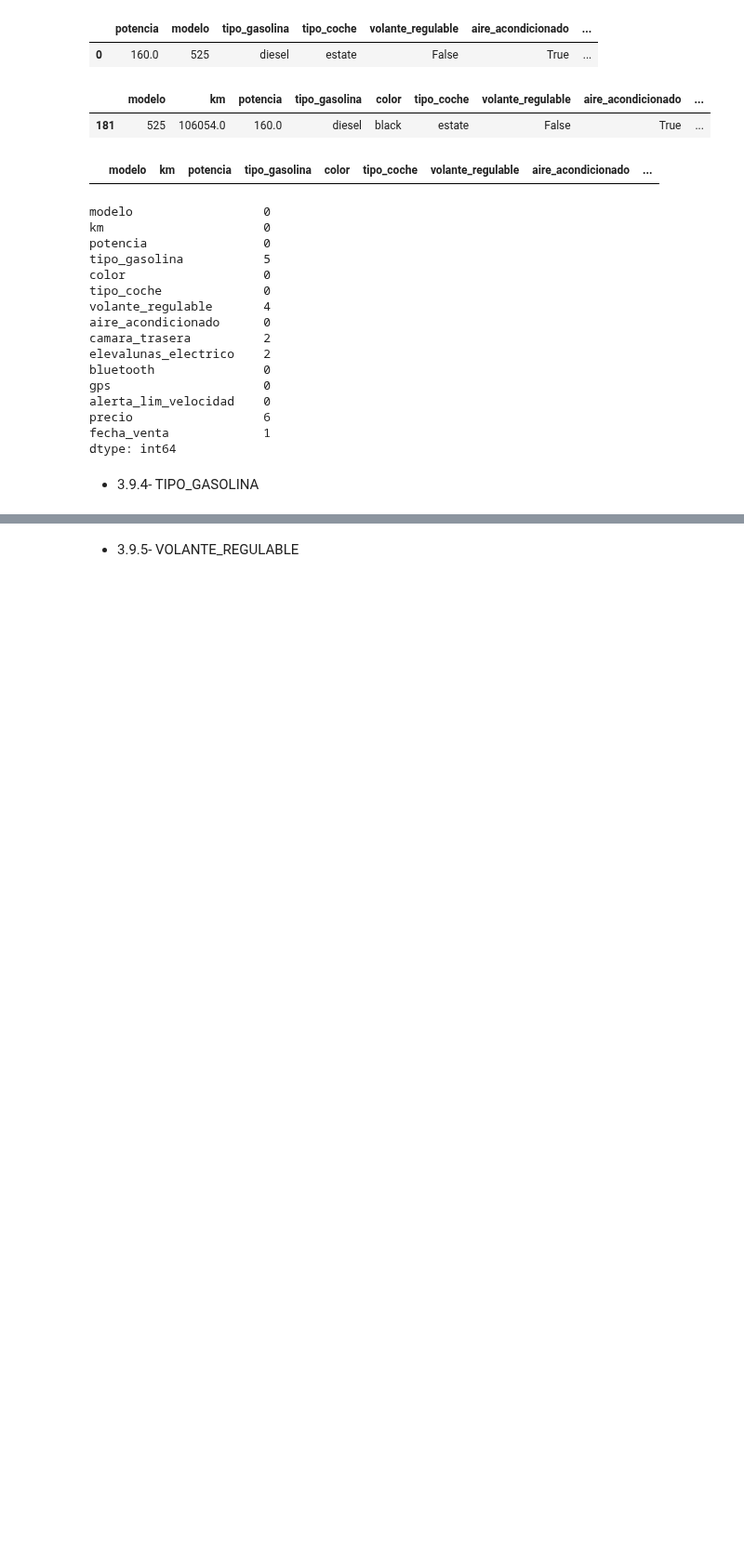
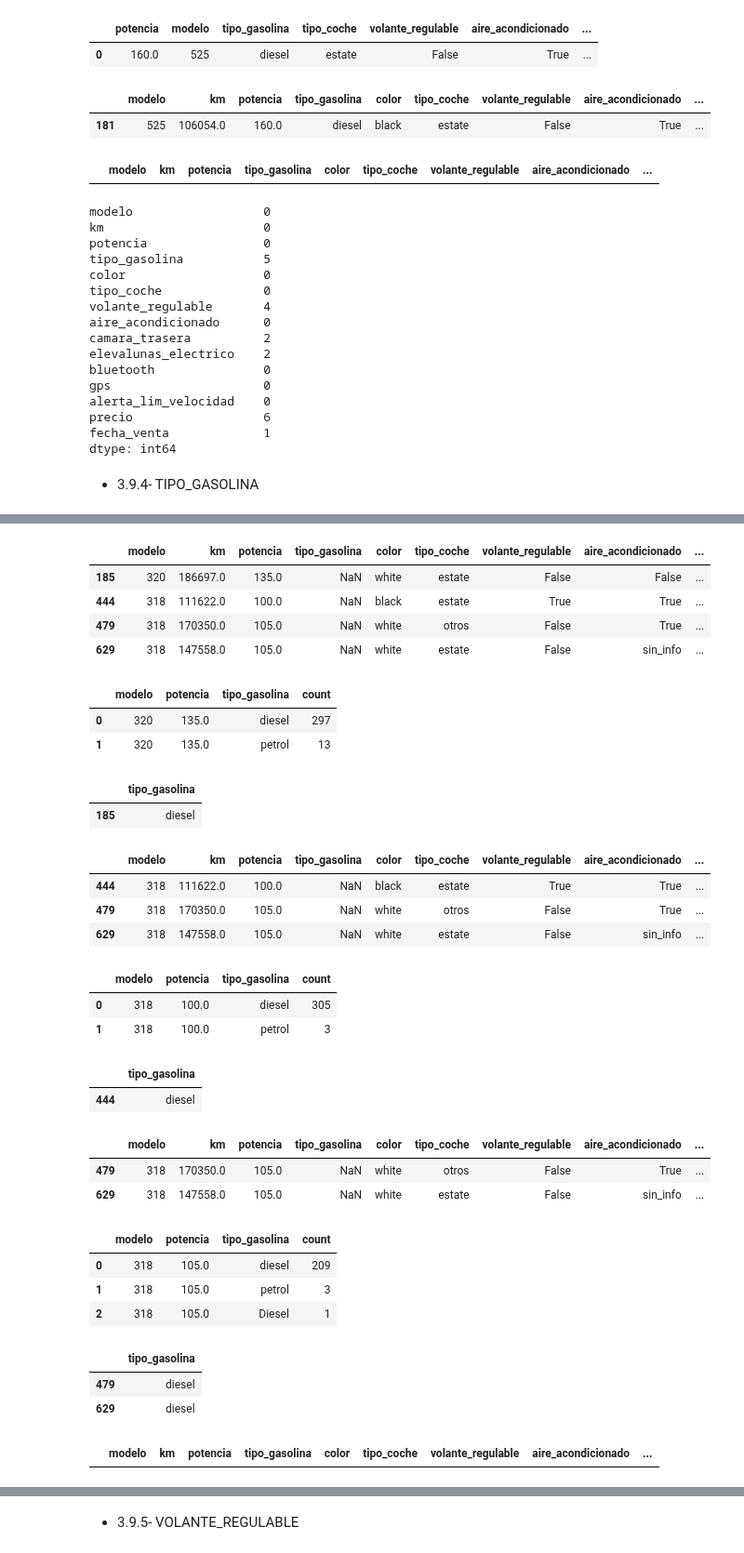
Before and after one commit to tvgtech/BMW_Proj, a Jupyter notebook: Grupo6_EDA_BMW.ipynb, the cells around one changed output, grey strips where cells are left out. Shown at 93% size. Cells and saved outputs as stored; diff of their text form; code cells hidden in the pictures; blank space fills up the shorter version.

```diff
--- a/Grupo6_EDA_BMW.ipynb
+++ b/Grupo6_EDA_BMW.ipynb
@@ -715,0 +735,72 @@ bmw9 = pd.read_csv('dataset/3-9-4_nulos.csv')
+# %%
+bmw9[bmw9.tipo_gasolina.isnull()]
+# %% [output]
+|  | modelo | km | potencia | tipo_gasolina | color | tipo_coche | volante_regulable | aire_acondicionado | ... |
+| 185 | 320 | 186697.0 | 135.0 | NaN | white | estate | False | False | ... |
+| 444 | 318 | 111622.0 | 100.0 | NaN | black | estate | True | True | ... |
+| 479 | 318 | 170350.0 | 105.0 | NaN | white | otros | False | True | ... |
+| 629 | 318 | 147558.0 | 105.0 | NaN | white | estate | False | sin_info | ... |
+# %%
+#Evaluamos el modelo 320 (indice 185) para ver si podemos imputar el tipo_gasolina
+bmw9[['modelo','potencia','tipo_gasolina']][(bmw9['modelo']=='320')&(bmw9['potencia']==135.0)].value_counts().reset_index()
+# %% [output]
+|  | modelo | potencia | tipo_gasolina | count |
+| 0 | 320 | 135.0 | diesel | 297 |
+| 1 | 320 | 135.0 | petrol | 13 |
+# %%
+# Imputamos el valor 'diesel'
+bmw9.loc[[185],['tipo_gasolina']]='diesel'
+# Comprobación
+bmw9.loc[[185],['tipo_gasolina']]
+# %% [output]
+|  | tipo_gasolina |
+| 185 | diesel |
+# %%
+bmw9[bmw9.tipo_gasolina.isnull()]
+# %% [output]
+|  | modelo | km | potencia | tipo_gasolina | color | tipo_coche | volante_regulable | aire_acondicionado | ... |
+| 444 | 318 | 111622.0 | 100.0 | NaN | black | estate | True | True | ... |
+| 479 | 318 | 170350.0 | 105.0 | NaN | white | otros | False | True | ... |
+| 629 | 318 | 147558.0 | 105.0 | NaN | white | estate | False | sin_info | ... |
+# %%
+#Evaluamos el modelo 318  con potencia 100 (indice 444) para ver si podemos imputar el tipo_gasolina
+bmw9[['modelo','potencia','tipo_gasolina']][(bmw9['modelo']=='318')&(bmw9['potencia']==100.0)].value_counts().reset_index()
+# %% [output]
+|  | modelo | potencia | tipo_gasolina | count |
+| 0 | 318 | 100.0 | diesel | 305 |
+| 1 | 318 | 100.0 | petrol | 3 |
+# %%
+# Imputamos el valor 'diesel'
+bmw9.loc[[444],['tipo_gasolina']]='diesel'
+# Comprobación
+bmw9.loc[[444],['tipo_gasolina']]
+# %% [output]
+|  | tipo_gasolina |
+| 444 | diesel |
+# %%
+bmw9[bmw9.tipo_gasolina.isnull()]
+# %% [output]
+|  | modelo | km | potencia | tipo_gasolina | color | tipo_coche | volante_regulable | aire_acondicionado | ... |
+| 479 | 318 | 170350.0 | 105.0 | NaN | white | otros | False | True | ... |
+| 629 | 318 | 147558.0 | 105.0 | NaN | white | estate | False | sin_info | ... |
+# %%
+#Evaluamos los modelos 318 con potencia 105 (indices 479 y 629) para ver si podemos imputar el tipo_gasolina
+bmw9[['modelo','potencia','tipo_gasolina']][(bmw9['modelo']=='318')&(bmw9['potencia']==105.0)].value_counts().reset_index()
+# %% [output]
+|  | modelo | potencia | tipo_gasolina | count |
+| 0 | 318 | 105.0 | diesel | 209 |
+| 1 | 318 | 105.0 | petrol | 3 |
+| 2 | 318 | 105.0 | Diesel | 1 |
+# %%
+# Imputamos el valor 'diesel'
+bmw9.loc[[479, 629],['tipo_gasolina']]='diesel'
+# Comprobación
+bmw9.loc[[479, 629],['tipo_gasolina']]
+# %% [output]
+|  | tipo_gasolina |
+| 479 | diesel |
+| 629 | diesel |
+# %%
+bmw9[bmw9.tipo_gasolina.isnull()]
+# %% [output]
+|  | modelo | km | potencia | tipo_gasolina | color | tipo_coche | volante_regulable | aire_acondicionado | ... |
```
Also changed, not shown: parts of 29 cells of this notebook.
